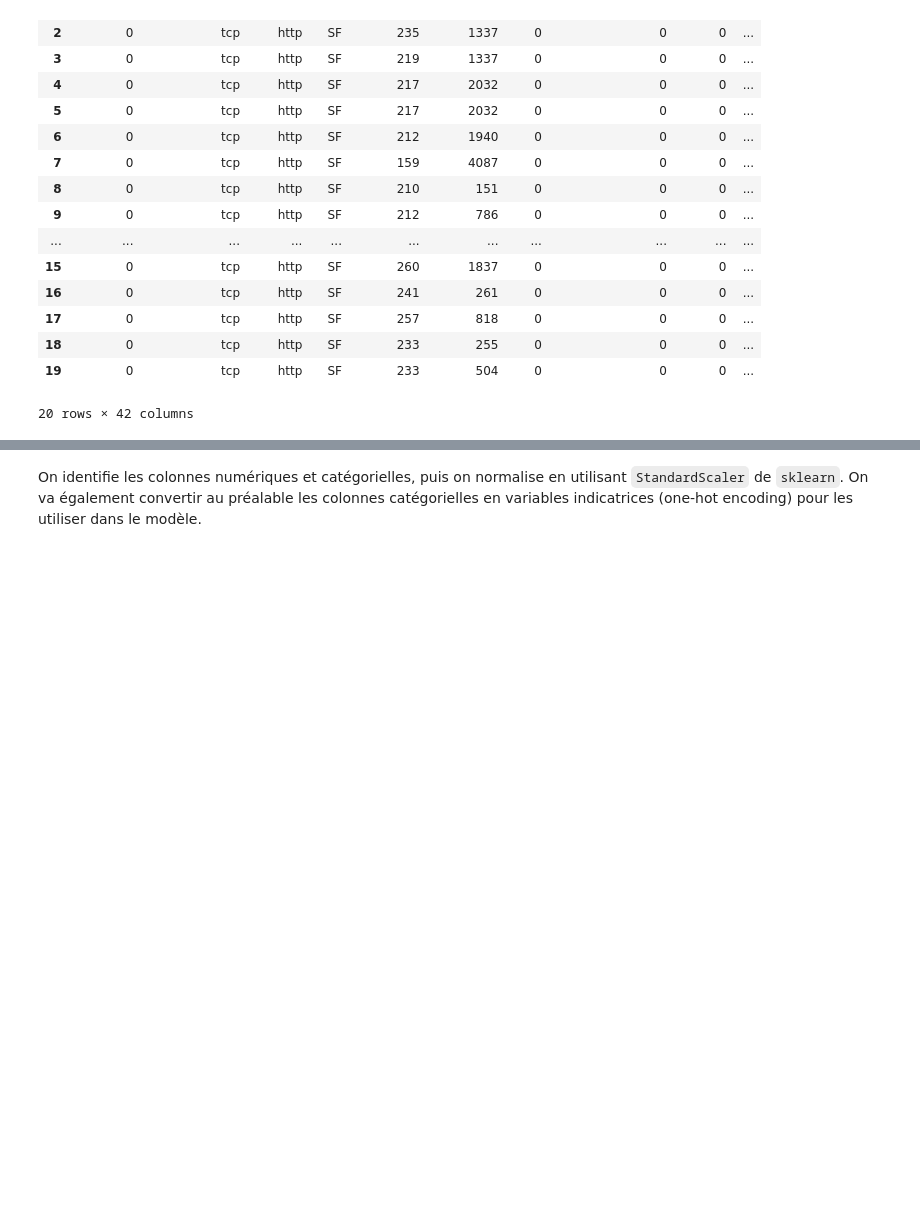
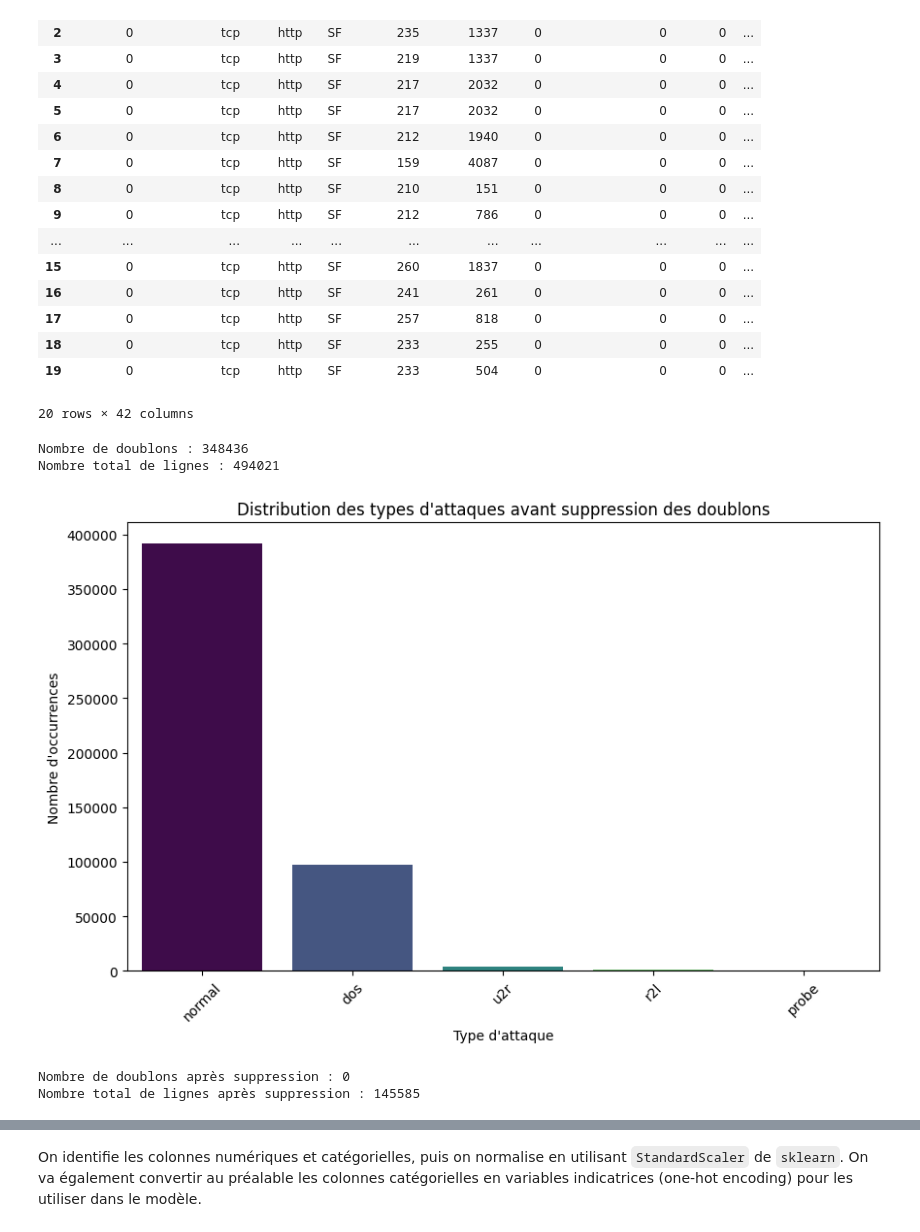
Before and after one commit to NathENSAE/Asma, a Jupyter notebook: test.ipynb, the cells around one changed output, grey strips where cells are left out. Cells and saved outputs as stored; diff of their text form; code cells hidden in the pictures; blank space fills up the shorter version.

```diff
--- a/test.ipynb
+++ b/test.ipynb
@@ -166,3 +166,51 @@ df.head(20)
 | 18 | 0 | tcp | http | SF | 233 | 255 | 0 | 0 | 0 | ... |
 | 19 | 0 | tcp | http | SF | 233 | 504 | 0 | 0 | 0 | ... |
 20 rows × 42 columns
+# %%
+# Correspondance des types d'attaques
+attack_types = {
+    0: 'normal',
+    1: 'dos',
+    2: 'u2r',
+    3: 'r2l',
+    4: 'probe'
+}
+
+# Compter le nombre de doublons
+print("Nombre de doublons :", df.duplicated().sum())
+
+# Nombre total de lignes
+print("Nombre total de lignes :", len(df))
+
+# Affichage des représentations des attaques
+plt.figure(figsize=(10, 6))
+sns.countplot(data=df, x='Attack Type', hue='Attack Type', palette='viridis', legend=False)
+plt.title('Distribution des types d\'attaques avant suppression des doublons')
+plt.xlabel('Type d\'attaque')
+plt.ylabel('Nombre d\'occurrences')
+plt.xticks(ticks=np.arange(len(attack_types)), labels=list(attack_types.values()), rotation=45)
+plt.show()
+
+# Suppression des doublons
+df.drop_duplicates(inplace=True)
+
+# Nombre de doublons après suppression
+print("Nombre de doublons après suppression :", df.duplicated().sum())
+
+# Nombre total de lignes après suppression
+print("Nombre total de lignes après suppression :", len(df))
+
+# Affichage des représentations des attaques (en renommant les attaques)
+plt.figure(figsize=(10, 6))
+sns.countplot(data=df, x='Attack Type', hue='Attack Type', palette='viridis', legend=False)
+plt.title('Distribution des types d\'attaques après suppression des doublons')
+plt.xlabel('Type d\'attaque')
+plt.ylabel('Nombre d\'occurrences')
+plt.xticks(ticks=np.arange(len(attack_types)), labels=list(attack_types.values()), rotation=45)
+plt.show()
+# %% [output]
+Nombre de doublons : 348436
+Nombre total de lignes : 494021
+[figure, added]
+Nombre de doublons après suppression : 0
+Nombre total de lignes après suppression : 145585
```
Also changed, not shown: parts of 14 cells of this notebook, 2 other files.
